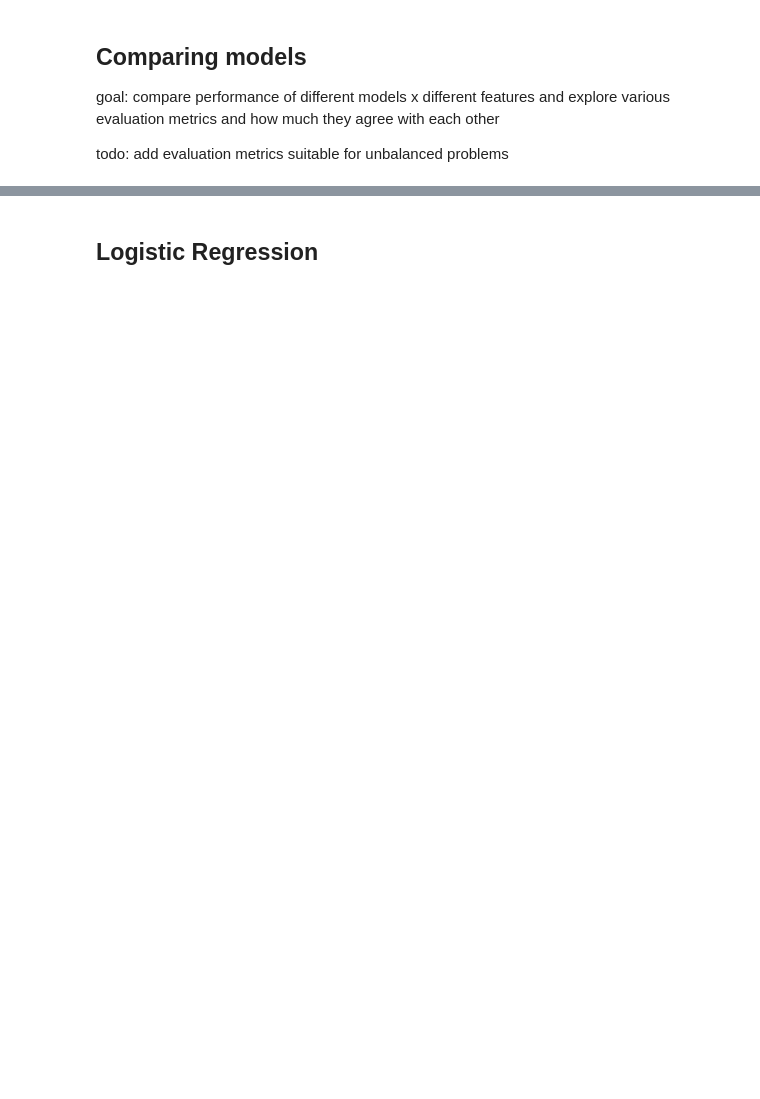
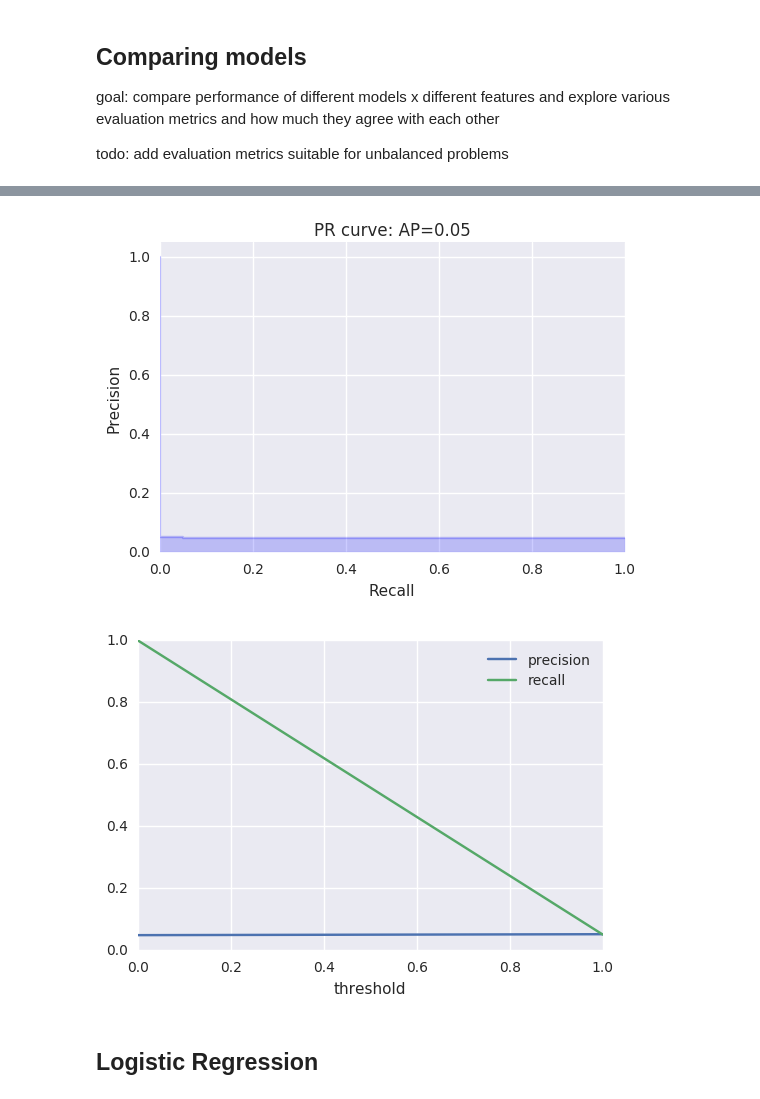
Before and after one commit to adaptive-learning/flocs-analyses, a Jupyter notebook: difficulty_classification/Difficulty Classification.ipynb, the cells around one changed output, grey strips where cells are left out. Saved outputs shown, nothing was run; the diff lists cells and outputs as text; code cells hidden in the pictures; blank space fills up the shorter version.

```diff
--- a/difficulty_classification/Difficulty Classification.ipynb
+++ b/difficulty_classification/Difficulty Classification.ipynb
@@ -389,3 +506,8 @@ qda {'accuracy': 0.95708490697999715}
+# %%
+plot_pr_curve(clf, features)
+# %% [output]
+[figure, added]
+[figure, added]
 # %% [markdown]
 ## Logistic Regression
 # %%
```
Also changed, not shown: parts of 23 cells of this notebook.
